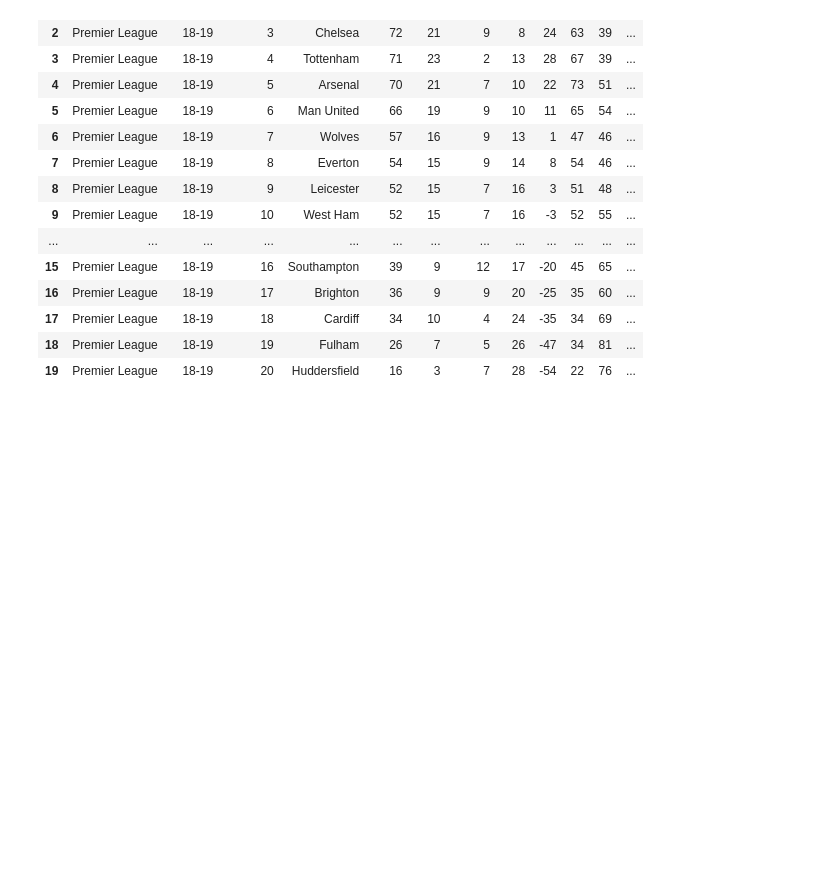
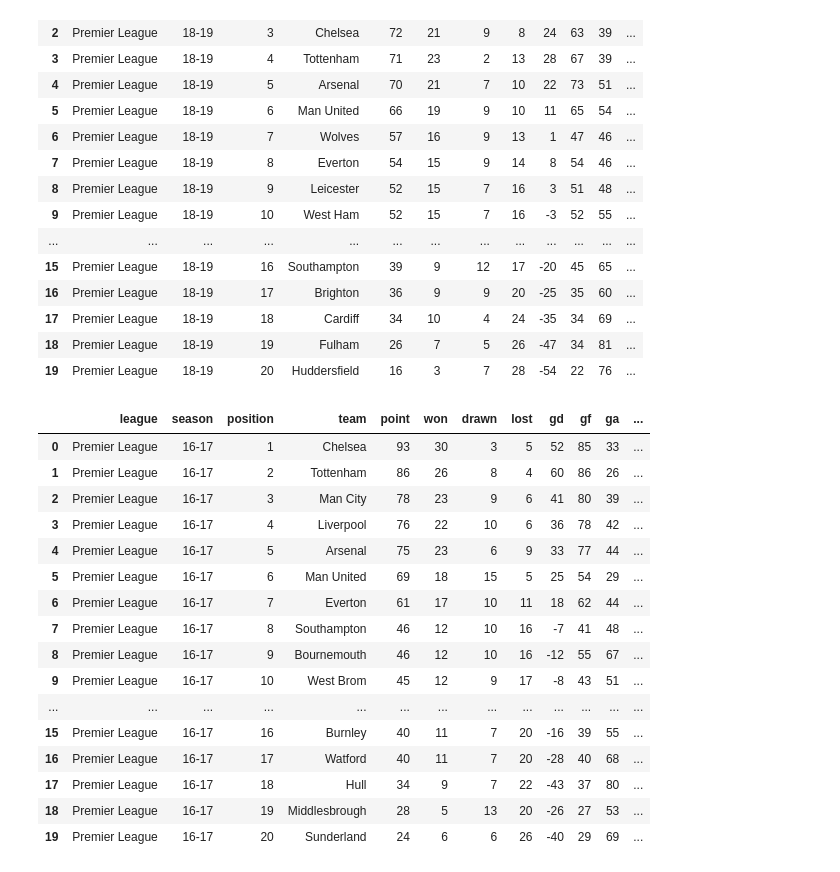
Before and after one commit to MinY96/FooballAnalytics, a Jupyter notebook: 2. Analysis/Chart/chart_test.ipynb, the cells around one changed output. Drawn from its saved outputs; the diff is of its cells as text; code cells hidden in the pictures; blank space fills up the shorter version.

```diff
--- a/2. Analysis/Chart/chart_test.ipynb
+++ b/2. Analysis/Chart/chart_test.ipynb
@@ -9,7 +9,8 @@ from Database import FootballDB
 # %% [markdown]
 1. DB 인스턴스 생성
 # %%
-db = FootballDB('localhost', 'postgres', 5432, 'udmt', 'football')
+# db = FootballDB('localhost', 'postgres', 5432, 'udmt', 'football')
+db = FootballDB('localhost', 'postgres', 5432, 'alsdud12', 'football')
 # %% [markdown]
 2.  Season Table 불러오기
 # %%
@@ -59,7 +60,25 @@ result
 | 18 | Premier League | 18-19 | 19 | Fulham | 26 | 7 | 5 | 26 | -47 | 34 | 81 | ... |
 | 19 | Premier League | 18-19 | 20 | Huddersfield | 16 | 3 | 7 | 28 | -54 | 22 | 76 | ... |
 # %%
-query = "SELECT * FROM tbl_season_position WHERE season='17-18'"
+query = "SELECT * FROM tbl_season_position WHERE season='16-17'"
 rows, cols = db.selectResult(query)
 result = pd.DataFrame(data=rows, columns=cols)
 result
+# %% [output]
+|  | league | season | position | team | point | won | drawn | lost | gd | gf | ga | ... |
+| 0 | Premier League | 16-17 | 1 | Chelsea | 93 | 30 | 3 | 5 | 52 | 85 | 33 | ... |
+| 1 | Premier League | 16-17 | 2 | Tottenham | 86 | 26 | 8 | 4 | 60 | 86 | 26 | ... |
+| 2 | Premier League | 16-17 | 3 | Man City | 78 | 23 | 9 | 6 | 41 | 80 | 39 | ... |
+| 3 | Premier League | 16-17 | 4 | Liverpool | 76 | 22 | 10 | 6 | 36 | 78 | 42 | ... |
+| 4 | Premier League | 16-17 | 5 | Arsenal | 75 | 23 | 6 | 9 | 33 | 77 | 44 | ... |
+| 5 | Premier League | 16-17 | 6 | Man United | 69 | 18 | 15 | 5 | 25 | 54 | 29 | ... |
+| 6 | Premier League | 16-17 | 7 | Everton | 61 | 17 | 10 | 11 | 18 | 62 | 44 | ... |
+| 7 | Premier League | 16-17 | 8 | Southampton | 46 | 12 | 10 | 16 | -7 | 41 | 48 | ... |
+| 8 | Premier League | 16-17 | 9 | Bournemouth | 46 | 12 | 10 | 16 | -12 | 55 | 67 | ... |
+| 9 | Premier League | 16-17 | 10 | West Brom | 45 | 12 | 9 | 17 | -8 | 43 | 51 | ... |
+| ... | ... | ... | ... | ... | ... | ... | ... | ... | ... | ... | ... | ... |
+| 15 | Premier League | 16-17 | 16 | Burnley | 40 | 11 | 7 | 20 | -16 | 39 | 55 | ... |
+| 16 | Premier League | 16-17 | 17 | Watford | 40 | 11 | 7 | 20 | -28 | 40 | 68 | ... |
+| 17 | Premier League | 16-17 | 18 | Hull | 34 | 9 | 7 | 22 | -43 | 37 | 80 | ... |
+| 18 | Premier League | 16-17 | 19 | Middlesbrough | 28 | 5 | 13 | 20 | -26 | 27 | 53 | ... |
+| 19 | Premier League | 16-17 | 20 | Sunderland | 24 | 6 | 6 | 26 | -40 | 29 | 69 | ... |
```
Also changed, not shown: 2 other files.
